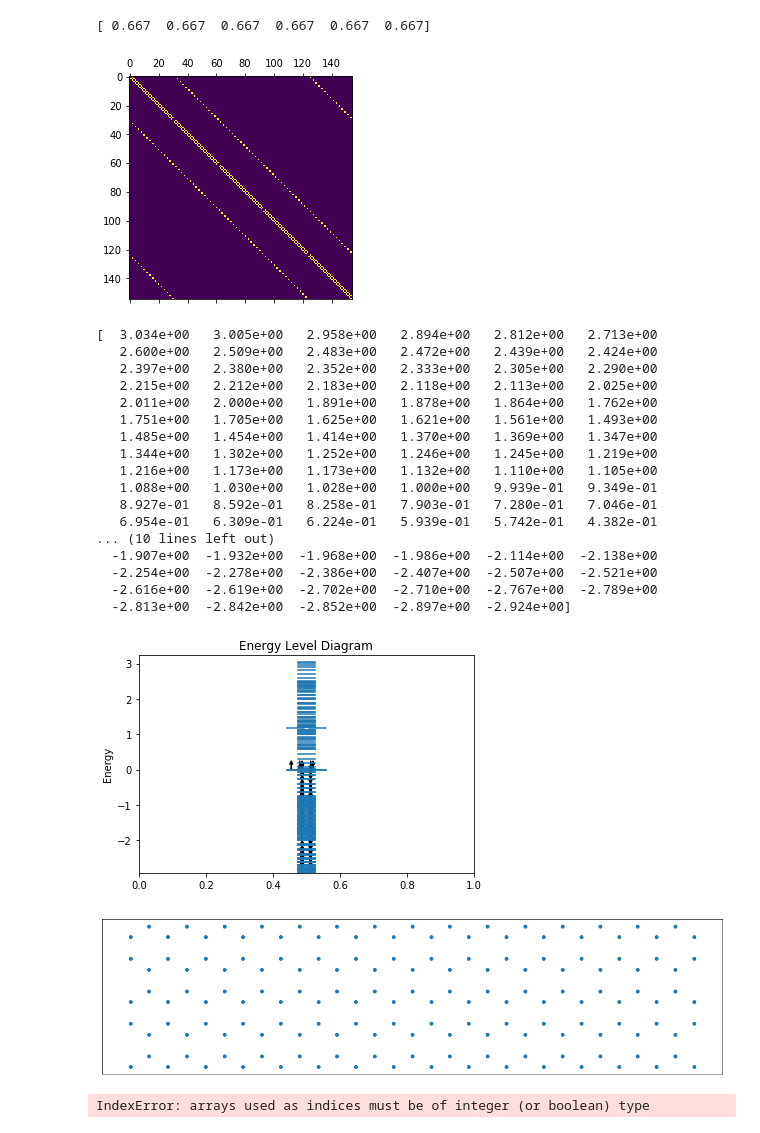
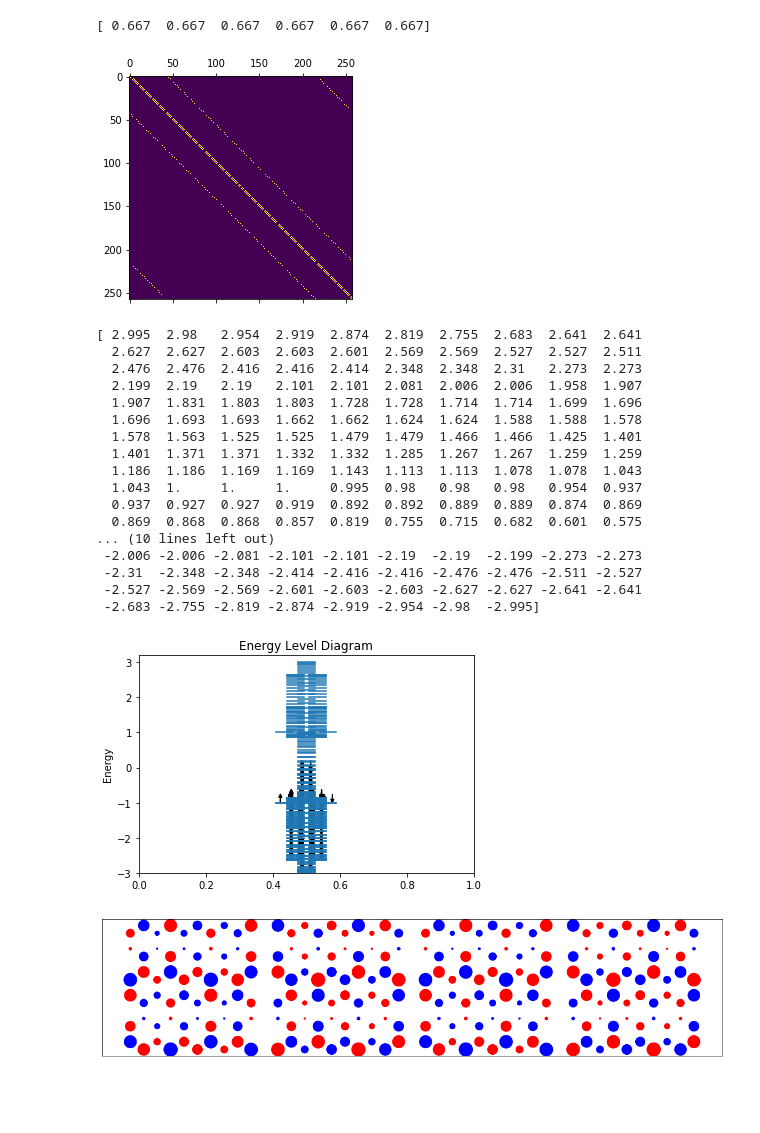
Before and after one commit to bzager/MO_Theory, a Jupyter notebook: MO_Theory.ipynb, the cells around one changed output. Saved outputs shown, nothing was run; the diff lists cells and outputs as text; code cells hidden in the pictures; blank space fills up the shorter version.

Commit message:
added visualization

```diff
--- a/MO_Theory.ipynb
+++ b/MO_Theory.ipynb
@@ -291,8 +291,8 @@ def constructAdj(rows,cols):
     return adjMat
 
 
-zig = 4  # layers of hexagons connected on flat edge
-arm = 15 # layers of hexagons connected in "armchair" pattern
+zig = 5  # layers of hexagons connected on flat edge
+arm = 21 # layers of hexagons connected in "armchair" pattern
 
 # for zigzag configuration, use arm >> zig
 # for armchair configuration, use zig >> arm
@@ -309,32 +309,31 @@ graph = constructAdj(rows,cols)
 plt.matshow(graph)
 plt.show()
 # %% [output]
-[figure, old version]
+[figure, new version]
 # %%
 # Calculate eigenvalues/eigenvectors of graphene
 
 evalsGraph,evecsGraph = getEigs(graph)
-print(evalsGraph)
 energies,occu = energyLevel(evalsGraph,Ne)
 # %% [output]
-[  3.034e+00   3.005e+00   2.958e+00   2.894e+00   2.812e+00   2.713e+00
-   2.600e+00   2.509e+00   2.483e+00   2.472e+00   2.439e+00   2.424e+00
-   2.397e+00   2.380e+00   2.352e+00   2.333e+00   2.305e+00   2.290e+00
-   2.215e+00   2.212e+00   2.183e+00   2.118e+00   2.113e+00   2.025e+00
-   2.011e+00   2.000e+00   1.891e+00   1.878e+00   1.864e+00   1.762e+00
-   1.751e+00   1.705e+00   1.625e+00   1.621e+00   1.561e+00   1.493e+00
-   1.485e+00   1.454e+00   1.414e+00   1.370e+00   1.369e+00   1.347e+00
-   1.344e+00   1.302e+00   1.252e+00   1.246e+00   1.245e+00   1.219e+00
-   1.216e+00   1.173e+00   1.173e+00   1.132e+00   1.110e+00   1.105e+00
-   1.088e+00   1.030e+00   1.028e+00   1.000e+00   9.939e-01   9.349e-01
-   8.927e-01   8.592e-01   8.258e-01   7.903e-01   7.280e-01   7.046e-01
-   6.954e-01   6.309e-01   6.224e-01   5.939e-01   5.742e-01   4.382e-01
+[ 2.995  2.98   2.954  2.919  2.874  2.819  2.755  2.683  2.641  2.641
+  2.627  2.627  2.603  2.603  2.601  2.569  2.569  2.527  2.527  2.511
+  2.476  2.476  2.416  2.416  2.414  2.348  2.348  2.31   2.273  2.273
+  2.199  2.19   2.19   2.101  2.101  2.081  2.006  2.006  1.958  1.907
+  1.907  1.831  1.803  1.803  1.728  1.728  1.714  1.714  1.699  1.696
+  1.696  1.693  1.693  1.662  1.662  1.624  1.624  1.588  1.588  1.578
+  1.578  1.563  1.525  1.525  1.479  1.479  1.466  1.466  1.425  1.401
+  1.401  1.371  1.371  1.332  1.332  1.285  1.267  1.267  1.259  1.259
+  1.186  1.186  1.169  1.169  1.143  1.113  1.113  1.078  1.078  1.043
+  1.043  1.     1.     1.     0.995  0.98   0.98   0.98   0.954  0.937
+  0.937  0.927  0.927  0.919  0.892  0.892  0.889  0.889  0.874  0.869
+  0.869  0.868  0.868  0.857  0.819  0.755  0.715  0.682  0.601  0.575
 ... (10 lines left out)
-  -1.907e+00  -1.932e+00  -1.968e+00  -1.986e+00  -2.114e+00  -2.138e+00
-  -2.254e+00  -2.278e+00  -2.386e+00  -2.407e+00  -2.507e+00  -2.521e+00
-  -2.616e+00  -2.619e+00  -2.702e+00  -2.710e+00  -2.767e+00  -2.789e+00
-  -2.813e+00  -2.842e+00  -2.852e+00  -2.897e+00  -2.924e+00]
+ -2.006 -2.006 -2.081 -2.101 -2.101 -2.19  -2.19  -2.199 -2.273 -2.273
+ -2.31  -2.348 -2.348 -2.414 -2.416 -2.416 -2.476 -2.476 -2.511 -2.527
+ -2.527 -2.569 -2.569 -2.601 -2.603 -2.603 -2.627 -2.627 -2.641 -2.641
+ -2.683 -2.755 -2.819 -2.874 -2.919 -2.954 -2.98  -2.995]
-[figure, old version]
+[figure, new version]
 # %%
 # drawing graphene lattice
 
@@ -369,40 +368,50 @@ def getCoords(rows,cols):
                 y += dy
             else:
                 y -= dy
 
     return coords
 
 # calculate distance between 2 atoms
 def dist(n1,n2,coords):
     x1,y1 = coords[n1,:]
     x2,y2 = coords[n2,:]
 
     return np.sqrt((x1-x2)**2 + (y1-y2)**2)
 
 # finds the coordinates of each atom connect to a given atom
 def getClosest(n,coords,adj):
-
-    print(coords[adj[n,:],:])
+    #print(coords[adj[n,:],:])
 
     return
 
+def getColors(v,p,n):
+    colors = []
+    for i in range(v.size):
+        if v[i] > 0:
+            colors.append(p)
+        else:
+            colors.append(n)
+    return colors
+
+
 coords = getCoords(rows,cols)
+level = 200
+weights = 5000*np.abs(evecsGraph[:,level-1])
+
+p = 'b' # color mapped to positive values
+n = 'r' # color mapped to negative values
+colors = getColors(evecsGraph[:,level-1],p,n)
 
 plt.figure(figsize=(20,10))
 
 if zig < arm:
-    plt.scatter(coords[:,0],coords[:,1])
+    plt.scatter(coords[:,0],coords[:,1],s=weights,c=colors)
 else:
-    plt.scatter(coords[:,1],coords[:,0])
+    plt.scatter(coords[:,1],coords[:,0],s=weights,c=color)
 
 plt.axes().set_aspect('equal')
 plt.gca().get_xaxis().set_visible(False)
 plt.gca().get_yaxis().set_visible(False)
 plt.show()
 # %% [output]
-[figure, old version]
+[figure, new version]
-# %%
-n = 4
-getClosest(n,coords,adj)
-# %% [output]
-IndexError: arrays used as indices must be of integer (or boolean) type
```
